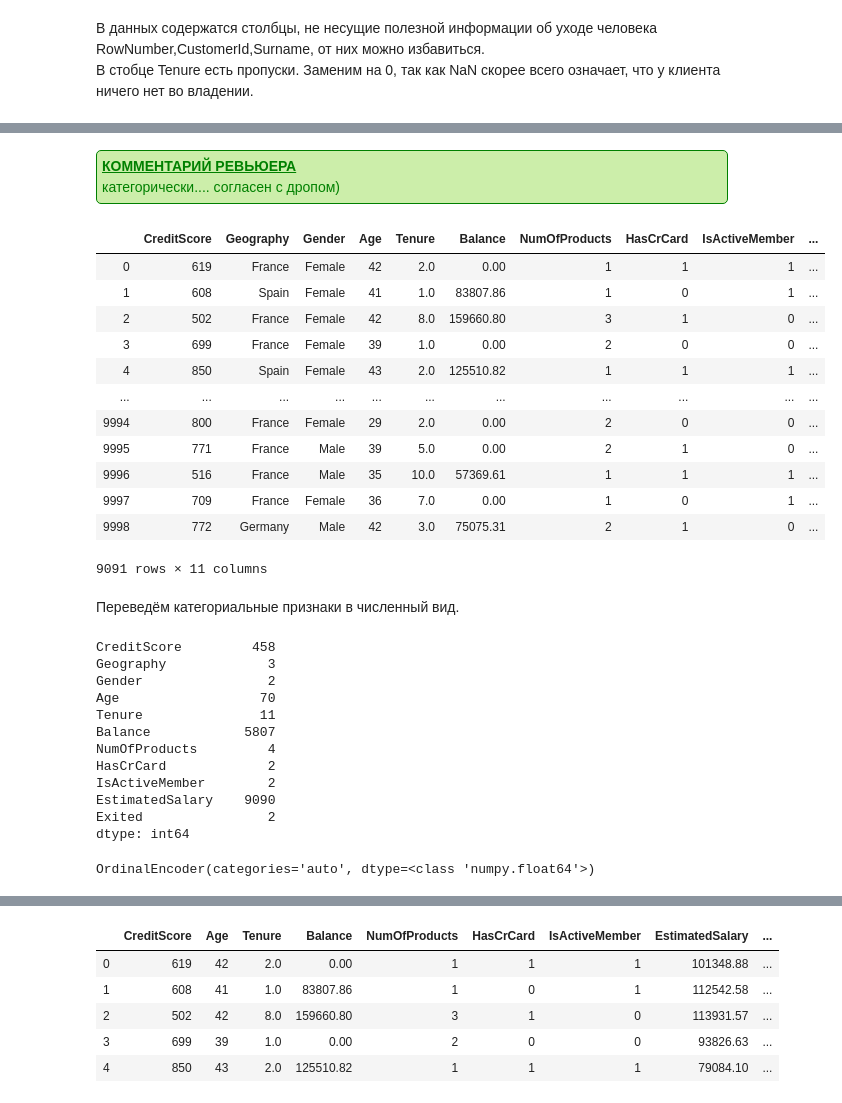
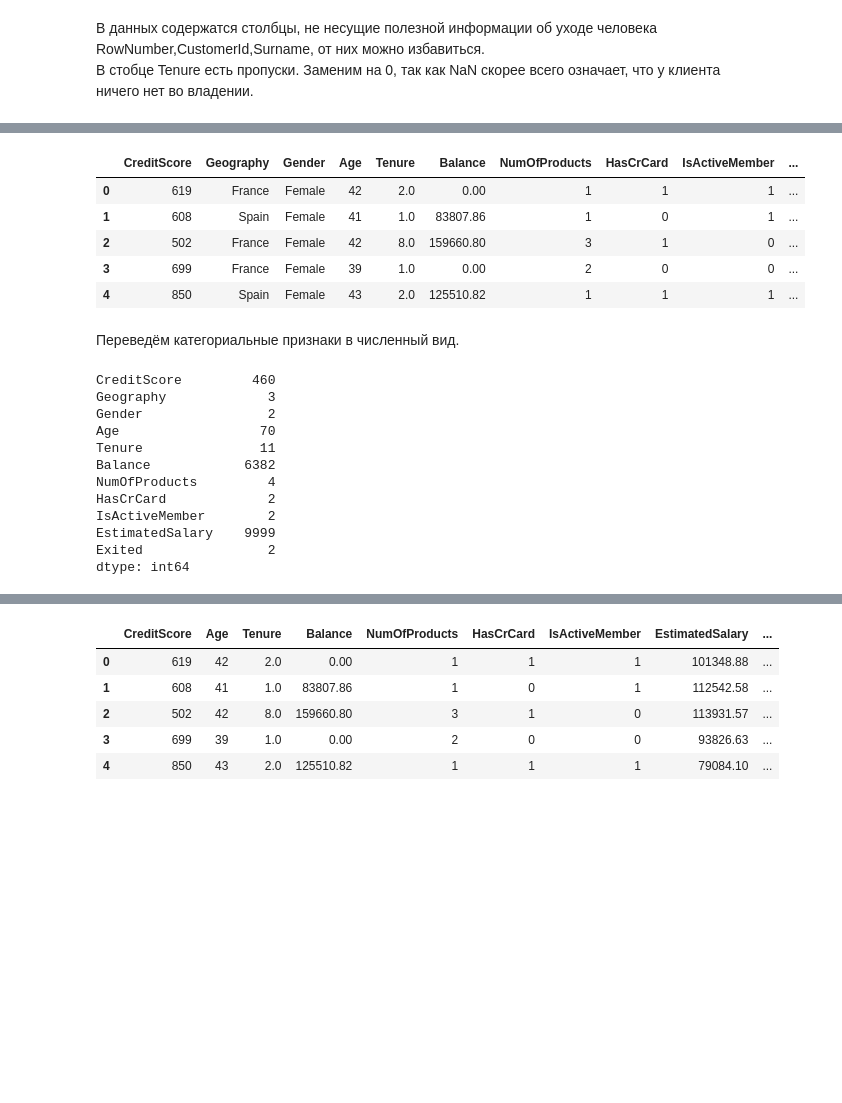
Before and after one commit to Kargin-Alexey/study_projects, a Jupyter notebook: beta_bank/left_clients.ipynb, the cells around one changed output, grey strips where cells are left out. Cells and saved outputs as stored; diff of their text form; code cells hidden in the pictures; blank space fills up the shorter version.

```diff
--- a/beta_bank/left_clients.ipynb
+++ b/beta_bank/left_clients.ipynb
@@ -36,4 +36,4 @@ from sklearn.metrics import roc_curve
 from sklearn.metrics import precision_score
 from sklearn.metrics import recall_score
 # %%
-data = pd.read_csv('/Churn.csv')
+data = pd.read_csv('C:/Users/Alex/proj/portfolio/beta_bank/Churn.csv')
@@ -91,44 +74,28 @@ NameError: name 'data' is not defined
 # %%
 df = data.drop(['RowNumber','CustomerId','Surname'], axis=1)
-# %% [markdown]
-<div style="background: #cceeaa; padding: 5px; border: 1px solid green; border-radius: 5px;">
-<font color='green'><u><b>КОММЕНТАРИЙ РЕВЬЮЕРА</b></u>
-<font color='green'><br>категорически.... согласен с дропом)
 # %%
-df
+df.head()
 # %% [output]
 |  | CreditScore | Geography | Gender | Age | Tenure | Balance | NumOfProducts | HasCrCard | IsActiveMember | ... |
 | 0 | 619 | France | Female | 42 | 2.0 | 0.00 | 1 | 1 | 1 | ... |
 | 1 | 608 | Spain | Female | 41 | 1.0 | 83807.86 | 1 | 0 | 1 | ... |
 | 2 | 502 | France | Female | 42 | 8.0 | 159660.80 | 3 | 1 | 0 | ... |
 | 3 | 699 | France | Female | 39 | 1.0 | 0.00 | 2 | 0 | 0 | ... |
 | 4 | 850 | Spain | Female | 43 | 2.0 | 125510.82 | 1 | 1 | 1 | ... |
-| ... | ... | ... | ... | ... | ... | ... | ... | ... | ... | ... |
-| 9994 | 800 | France | Female | 29 | 2.0 | 0.00 | 2 | 0 | 0 | ... |
-| 9995 | 771 | France | Male | 39 | 5.0 | 0.00 | 2 | 1 | 0 | ... |
-| 9996 | 516 | France | Male | 35 | 10.0 | 57369.61 | 1 | 1 | 1 | ... |
-| 9997 | 709 | France | Female | 36 | 7.0 | 0.00 | 1 | 0 | 1 | ... |
-| 9998 | 772 | Germany | Male | 42 | 3.0 | 75075.31 | 2 | 1 | 0 | ... |
-9091 rows × 11 columns
 # %% [markdown]
 Переведём категориальные признаки в численный вид.
 # %%
 df.nunique()
 # %% [output]
-CreditScore         458
+CreditScore         460
 Geography             3
 Gender                2
 Age                  70
 Tenure               11
-Balance            5807
+Balance            6382
 NumOfProducts         4
 HasCrCard             2
 IsActiveMember        2
-EstimatedSalary    9090
+EstimatedSalary    9999
 Exited                2
 dtype: int64
-# %%
-encoder = OrdinalEncoder()
-encoder.fit(df[['Geography','Gender']])
-# %% [output]
-OrdinalEncoder(categories='auto', dtype=<class 'numpy.float64'>)
```
Also changed, not shown: parts of 65 cells of this notebook.
